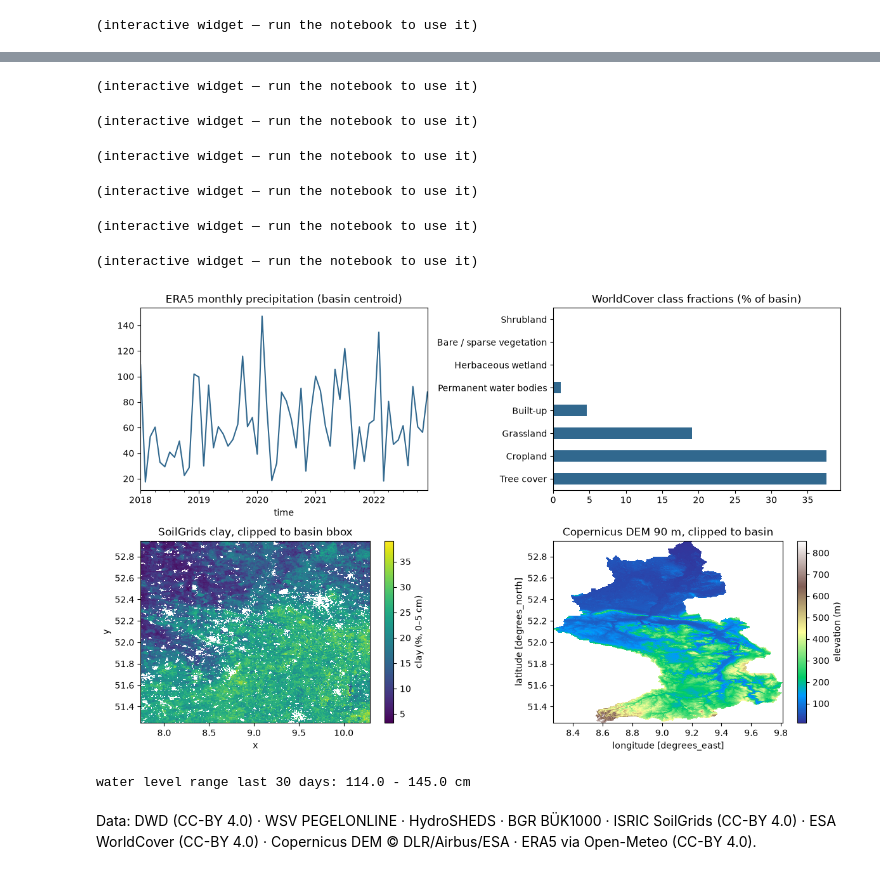
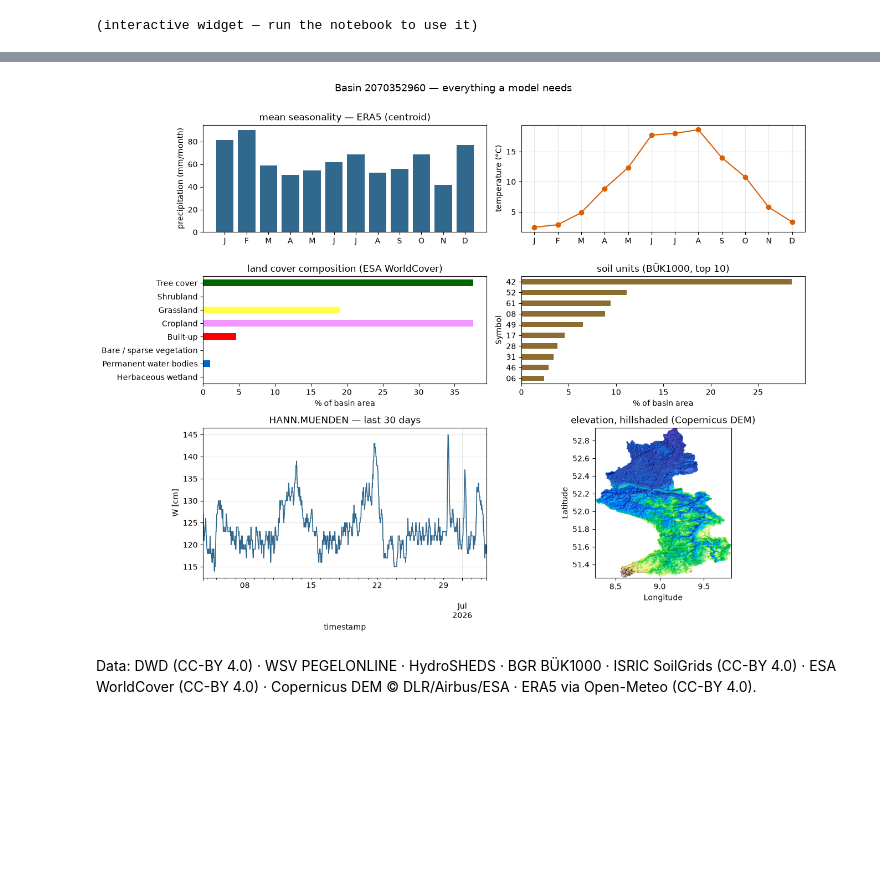
Before and after one commit to Bluerrror/germany-hydrology, a Jupyter notebook: examples/basin_explorer.ipynb, the cells around one changed output, grey strips where cells are left out. Cells and saved outputs as stored; diff of their text form; code cells hidden in the pictures; blank space fills up the shorter version.

```diff
--- a/examples/basin_explorer.ipynb
+++ b/examples/basin_explorer.ipynb
@@ -83,22 +92,27 @@ def fetch_landcover(source, basin):
     w, s, e, n = basin.geometry.bounds
     da = ekd.from_source("worldcover", bbox=[w, s, e, n], year=year).to_xarray()
     da = da.rio.clip([basin.geometry], crs="EPSG:4326", drop=True)
-    counts = pd.Series(da.values.ravel()).dropna().value_counts(normalize=True)
-    fractions = (counts.rename(index=CLASSES) * 100).round(2)
-    return da, fractions
+    vals, counts = np.unique(da.values, return_counts=True)
+    frac = pd.Series(counts, index=vals).drop(0, errors="ignore")  # 0 = nodata
+    frac = (frac / frac.sum() * 100).round(2)
+    colors = [WC_COLORS.get(v, "#999999") for v in frac.index]
+    frac.index = [CLASSES.get(v, str(v)) for v in frac.index]
+    return da, frac, colors
 
 
 def fetch_soil(source, basin):
     w, s, e, n = basin.geometry.bounds
     if source == "BÜK1000 (polygons)":
-        import geopandas as gpd
         gdf = ekd.from_source("buek1000", bbox=[w, s, e, n]).to_pandas()
-        return gdf.clip(basin.geometry)
+        gdf = gdf.clip(basin.geometry)
+        area = gdf.to_crs("EPSG:3035").area
+        frac = (area.groupby(gdf["Symbol"]).sum() / area.sum() * 100)
+        return gdf, frac.sort_values(ascending=False).round(2)
     prop = {"SoilGrids clay": "clay", "SoilGrids sand": "sand",
             "SoilGrids pH": "phh2o", "SoilGrids SOC": "soc"}[source]
     da = ekd.from_source("soilgrids", property=prop, depth="0-5cm",
                          stat="mean", bbox=[w, s, e, n]).to_xarray()["band_1"]
-    return (da.where(da != 0) / 10.0).rename(prop)
+    return (da.where(da != 0) / 10.0).rename(prop), None
 
 
 def fetch_hydrology(source, gauge_name):
@@ -283,37 +382,31 @@ Hann. Münden gauge:
-# %%
-from shapely.geometry import Point
-
-g = gauges.loc["HANN.MUENDEN"]
-basin = basins[basins.contains(Point(g["longitude"], g["latitude"]))].iloc[0]
-
-climate = fetch_climate("ERA5 (centroid)", basin, start="2018-01-01", end="2022-12-31")
-lc_da, lc_frac = fetch_landcover("WorldCover 2021", basin)
-soil = fetch_soil("SoilGrids clay", basin)
-hydro = fetch_hydrology("Water level (W)", "HANN.MUENDEN")
-dem = fetch_terrain("DEM 90 m", basin)
-
-fig, axes = plt.subplots(2, 2, figsize=(12, 7.5))
-climate["precipitation_sum"].resample("MS").sum().plot(ax=axes[0, 0], color="#31688e")
-axes[0, 0].set_title("ERA5 monthly precipitation (basin centroid)")
-lc_frac.plot.barh(ax=axes[0, 1], color="#31688e")
-axes[0, 1].set_title("WorldCover class fractions (% of basin)")
-soil.plot(ax=axes[1, 0], cmap="viridis", cbar_kwargs={"label": "clay (%, 0–5 cm)"})
-axes[1, 0].set_title("SoilGrids clay, clipped to basin bbox")
-dem.plot(ax=axes[1, 1], cmap="terrain", cbar_kwargs={"label": "elevation (m)"})
-axes[1, 1].set_title("Copernicus DEM 90 m, clipped to basin")
-plt.tight_layout(); plt.show()
-
-print("water level range last 30 days:",
-      float(hydro.iloc[:, 0].min()), "-", float(hydro.iloc[:, 0].max()), "cm")
-# %% [output]
-(interactive widget — run the notebook to use it)
-(interactive widget — run the notebook to use it)
-(interactive widget — run the notebook to use it)
-(interactive widget — run the notebook to use it)
-(interactive widget — run the notebook to use it)
-(interactive widget — run the notebook to use it)
-[figure, removed]
-water level range last 30 days: 114.0 - 145.0 cm
+# %%
+from shapely.geometry import Point
+
+g = gauges.loc["HANN.MUENDEN"]
+basin = basins[basins.contains(Point(g["longitude"], g["latitude"]))].iloc[0]
+
+climate = fetch_climate("ERA5 (centroid)", basin, start="2018-01-01", end="2022-12-31")
+lc_da, lc_frac, lc_colors = fetch_landcover("WorldCover 2021", basin)
+soil_gdf, soil_frac = fetch_soil("BÜK1000 (polygons)", basin)
+hydro = fetch_hydrology("Water level (W)", "HANN.MUENDEN")
+dem = fetch_terrain("DEM 90 m", basin)
+
+fig = plt.figure(figsize=(13, 10))
+gs = fig.add_gridspec(3, 2, height_ratios=[1, 1, 1.4])
+ax_p = fig.add_subplot(gs[0, 0]); ax_t = fig.add_subplot(gs[0, 1])
+ax_lc = fig.add_subplot(gs[1, 0]); ax_soil = fig.add_subplot(gs[1, 1])
+ax_q = fig.add_subplot(gs[2, 0]); ax_dem = fig.add_subplot(gs[2, 1])
+
+plot_climate(climate, "ERA5 (centroid)", (ax_p, ax_t))
+plot_landcover(lc_frac, lc_colors, ax_lc)
+plot_soil(soil_gdf, soil_frac, "BÜK1000", ax_soil)
+plot_hydrology(hydro, "HANN.MUENDEN", ax_q)
+plot_terrain(dem, ax_dem)
+fig.suptitle(f"Basin {basin['HYBAS_ID']} — everything a model needs", y=1.005,
+             fontsize=13)
+plt.tight_layout(); plt.show()
+# %% [output]
+[figure, added]
 # %% [markdown]
 Data: DWD (CC-BY 4.0) · WSV PEGELONLINE · HydroSHEDS · BGR BÜK1000 ·
 ISRIC SoilGrids (CC-BY 4.0) · ESA WorldCover (CC-BY 4.0) · Copernicus
```
Also changed, not shown: parts of 6 cells of this notebook, 3 other files.
